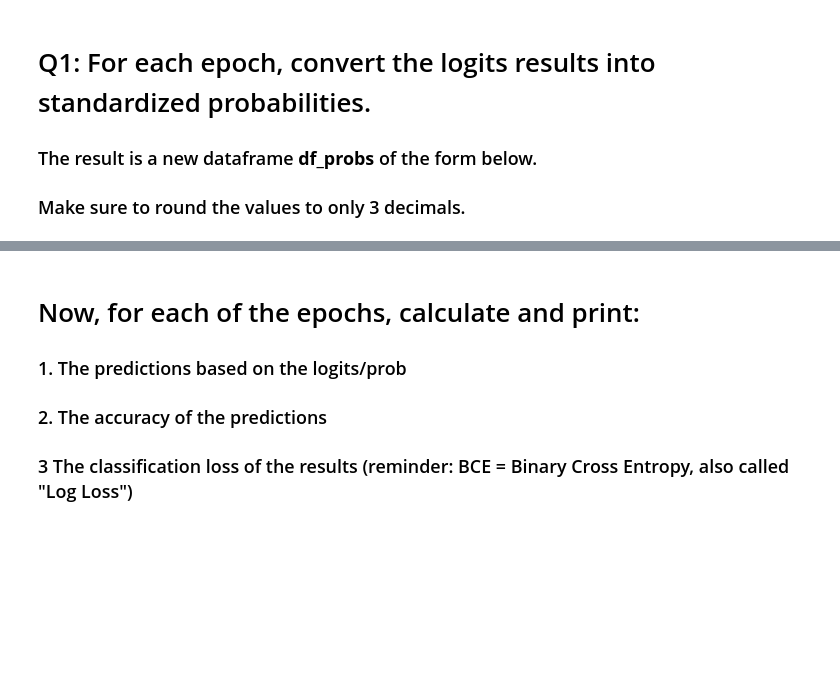
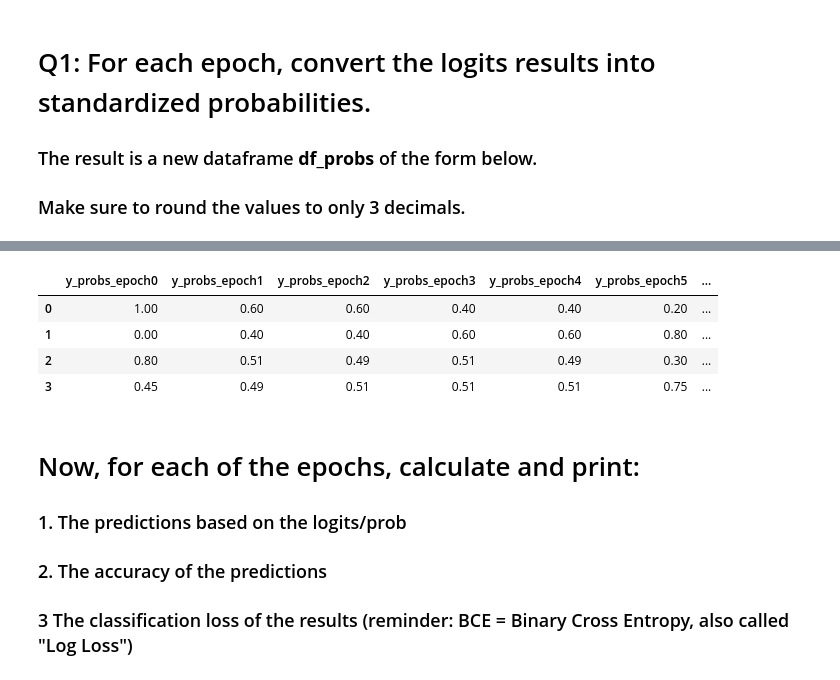
Before and after one commit to InSuperposition/data_science_container, a Jupyter notebook: notebook/exercise_5/binary_classification_dynamics.ipynb, the cells around one changed output, grey strips where cells are left out. Cells and saved outputs as stored; diff of their text form; code cells hidden in the pictures; blank space fills up the shorter version.

```diff
--- a/notebook/exercise_5/binary_classification_dynamics.ipynb
+++ b/notebook/exercise_5/binary_classification_dynamics.ipynb
@@ -9,7 +9,7 @@ import pandas as pd
 
 ### Note: The cells contain sample outputs, but they are not the correct outputs, they are displayed just as a guideline.
 # %%
-s= {0: {'y_actual': 0, 'y_logits_epoch0': 20.94444, 'y_logits_epoch1': 0.40547, 'y_logits_epoch2': 0.40547, 'y_logits_epoch3': -0.40547, 'y_logits_epoch4': -0.40547, 'y_logits_epoch5': -1.38629, 'y_logits_epoch6': -3.89182}, 1: {'y_actual': 1, 'y_logits_epoch0': -20.19722, 'y_logits_epoch1': -0.40547, 'y_logits_epoch2': -0.40547, 'y_logits_epoch3': 0.40547, 'y_logits_epoch4': 0.40547, 'y_logits_epoch5': 1.38629, 'y_logits_epoch6': 4.59512}, 2: {'y_actual': 0, 'y_logits_epoch0': 1.38629, 'y_logits_epoch1': 0.04001, 'y_logits_epoch2': -0.04001, 'y_logits_epoch3': 0.04001, 'y_logits_epoch4': -0.04001, 'y_logits_epoch5': -0.8473, 'y_logits_epoch6': -3.17805}, 3: {'y_actual': 1, 'y_logits_epoch0': -0.20067, 'y_logits_epoch1': -0.04001, 'y_logits_epoch2': 0.04001, 'y_logits_epoch3': 0.04001, 'y_logits_epoch4': 0.04001, 'y_logits_epoch5': 1.09861, 'y_logits_epoch6': 3.89182}}
+s = {0: {'y_actual': 0, 'y_logits_epoch0': 20.94444, 'y_logits_epoch1': 0.40547, 'y_logits_epoch2': 0.40547, 'y_logits_epoch3': -0.40547, 'y_logits_epoch4': -0.40547, 'y_logits_epoch5': -1.38629, 'y_logits_epoch6': -3.89182}, 1: {'y_actual': 1, 'y_logits_epoch0': -20.19722, 'y_logits_epoch1': -0.40547, 'y_logits_epoch2': -0.40547, 'y_logits_epoch3': 0.40547, 'y_logits_epoch4': 0.40547, 'y_logits_epoch5': 1.38629, 'y_logits_epoch6': 4.59512}, 2: {'y_actual': 0, 'y_logits_epoch0': 1.38629, 'y_logits_epoch1': 0.04001, 'y_logits_epoch2': -0.04001, 'y_logits_epoch3': 0.04001, 'y_logits_epoch4': -0.04001, 'y_logits_epoch5': -0.8473, 'y_logits_epoch6': -3.17805}, 3: {'y_actual': 1, 'y_logits_epoch0': -0.20067, 'y_logits_epoch1': -0.04001, 'y_logits_epoch2': 0.04001, 'y_logits_epoch3': 0.04001, 'y_logits_epoch4': 0.04001, 'y_logits_epoch5': 1.09861, 'y_logits_epoch6': 3.89182}}
 
 df = pd.DataFrame(s).T
 y_actual = df['y_actual']
@@ -37,3 +29,27 @@ display(df)
+# %%
+# Q1: Convert logits to probabilities using PyTorch sigmoid
+df_probs = df.copy()
+
+# Apply sigmoid to each epoch column
+for col in df.columns:
+    logits_tensor = torch.tensor(df[col].values, dtype=torch.float32)
+    probs_tensor = torch.sigmoid(logits_tensor)
+    df_probs[col] = probs_tensor.numpy()
+
+# Rename columns from 'y_logits_epochX' to 'y_probs_epochX'
+df_probs.columns = [col.replace('logits', 'probs') for col in df_probs.columns]
+
+# Round to 3 decimal places
+df_probs = df_probs.round(3)
+
+# Display the probabilities dataframe
+display(df_probs)
+# %% [output]
+|  | y_probs_epoch0 | y_probs_epoch1 | y_probs_epoch2 | y_probs_epoch3 | y_probs_epoch4 | y_probs_epoch5 | ... |
+| 0 | 1.00 | 0.60 | 0.60 | 0.40 | 0.40 | 0.20 | ... |
+| 1 | 0.00 | 0.40 | 0.40 | 0.60 | 0.60 | 0.80 | ... |
+| 2 | 0.80 | 0.51 | 0.49 | 0.51 | 0.49 | 0.30 | ... |
+| 3 | 0.45 | 0.49 | 0.51 | 0.51 | 0.51 | 0.75 | ... |
 # %% [markdown]
 # Now, for each of the epochs, calculate and print:
 
```
Also changed, not shown: parts of 13 cells of this notebook, 1 other file.
